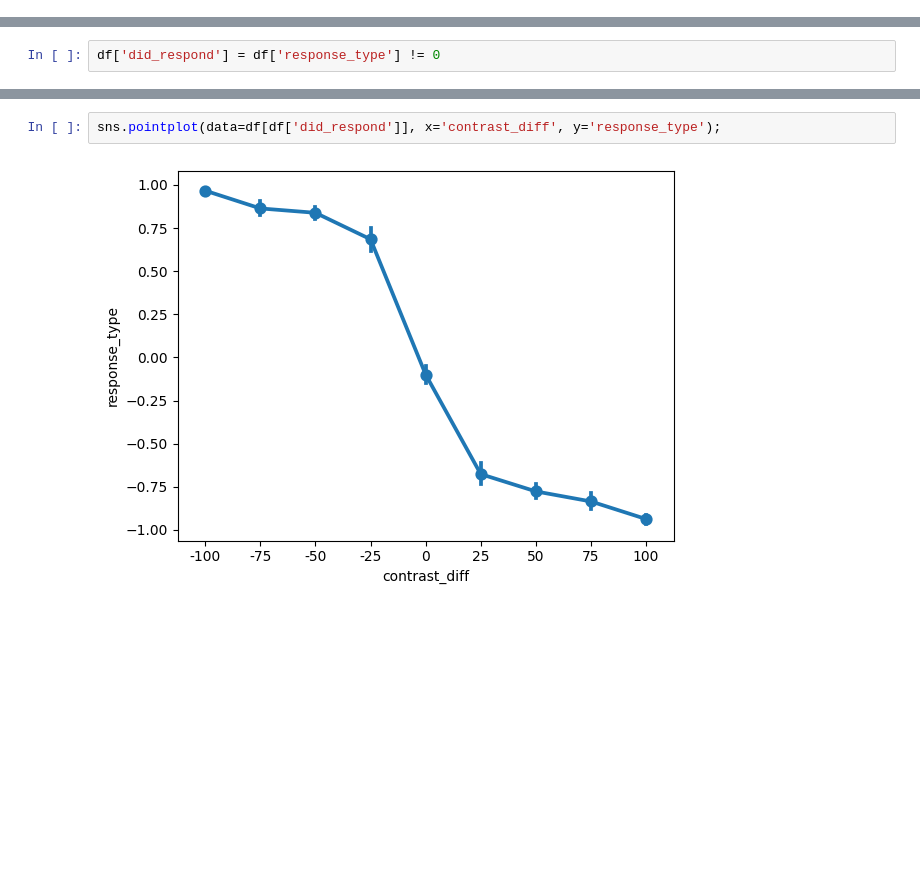
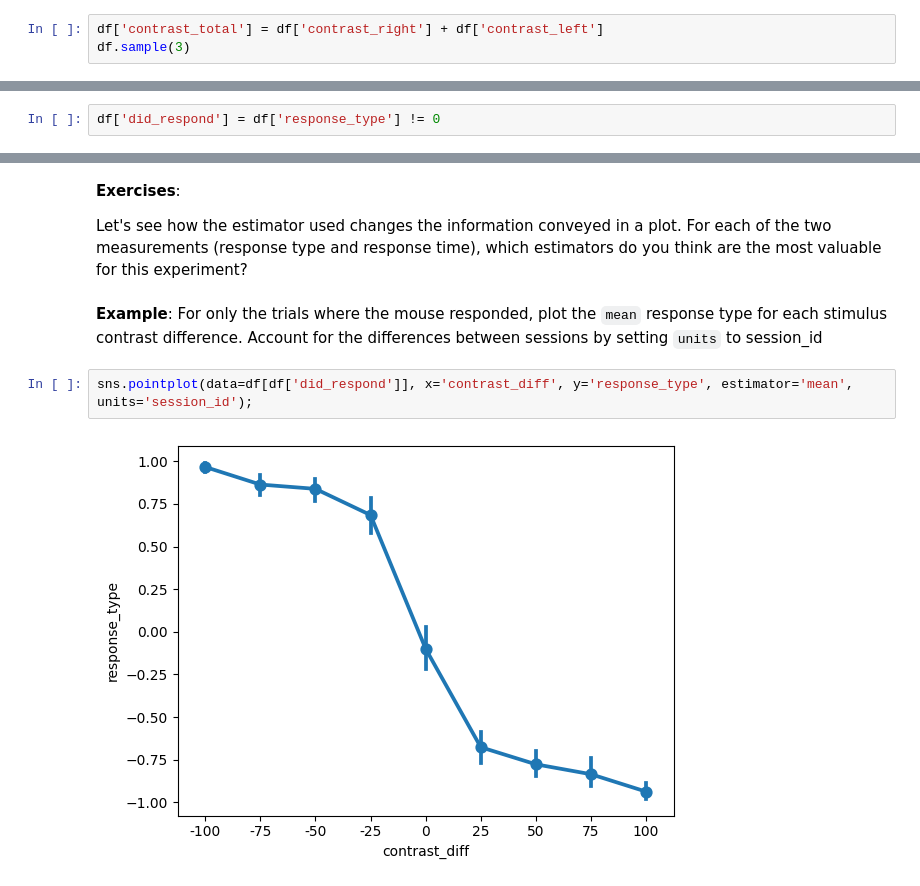
Before and after one commit to ibehave-ibots/iBOTS-Tools, a Jupyter notebook: workshops/python-workshop-1/plan/day2/3 Task Performance Analysis With Pandas And Seaborn.ipynb, the cells around one changed output, grey strips where cells are left out. Saved outputs shown, nothing was run; the diff lists cells and outputs as text; blank space fills up the shorter version.

```diff
--- a/workshops/python-workshop-1/plan/day2/3 Task Performance Analysis With Pandas And Seaborn.ipynb
+++ b/workshops/python-workshop-1/plan/day2/3 Task Performance Analysis With Pandas And Seaborn.ipynb
@@ -232,0 +247,3 @@ sns.pointplot(data=df, x='contrast_left', hue='contrast_right', y='response_type
+# %%
+df['contrast_total'] = df['contrast_right'] + df['contrast_left']
+df.sample(3)
@@ -261,4 +289,10 @@ df['did_respond'] = df['response_type'] != 0
+# %% [markdown]
+**Exercises**:
+
+ Let's see how the estimator used changes the information conveyed in a plot.  For each of the two measurements (response type and response time), which estimators do you think are the most valuable for this experiment?
+# %% [markdown]
+**Example**: For only the trials where the mouse responded, plot the `mean` response type for each stimulus contrast difference.  Account for the differences between sessions by setting `units` to session_id
 # %%
-sns.pointplot(data=df[df['did_respond']], x='contrast_diff', y='response_type');
+sns.pointplot(data=df[df['did_respond']], x='contrast_diff', y='response_type', estimator='mean', units='session_id');
 # %% [output]
-[figure, old version]
+[figure, new version]
```
Also changed, not shown: parts of 31 cells of this notebook.
